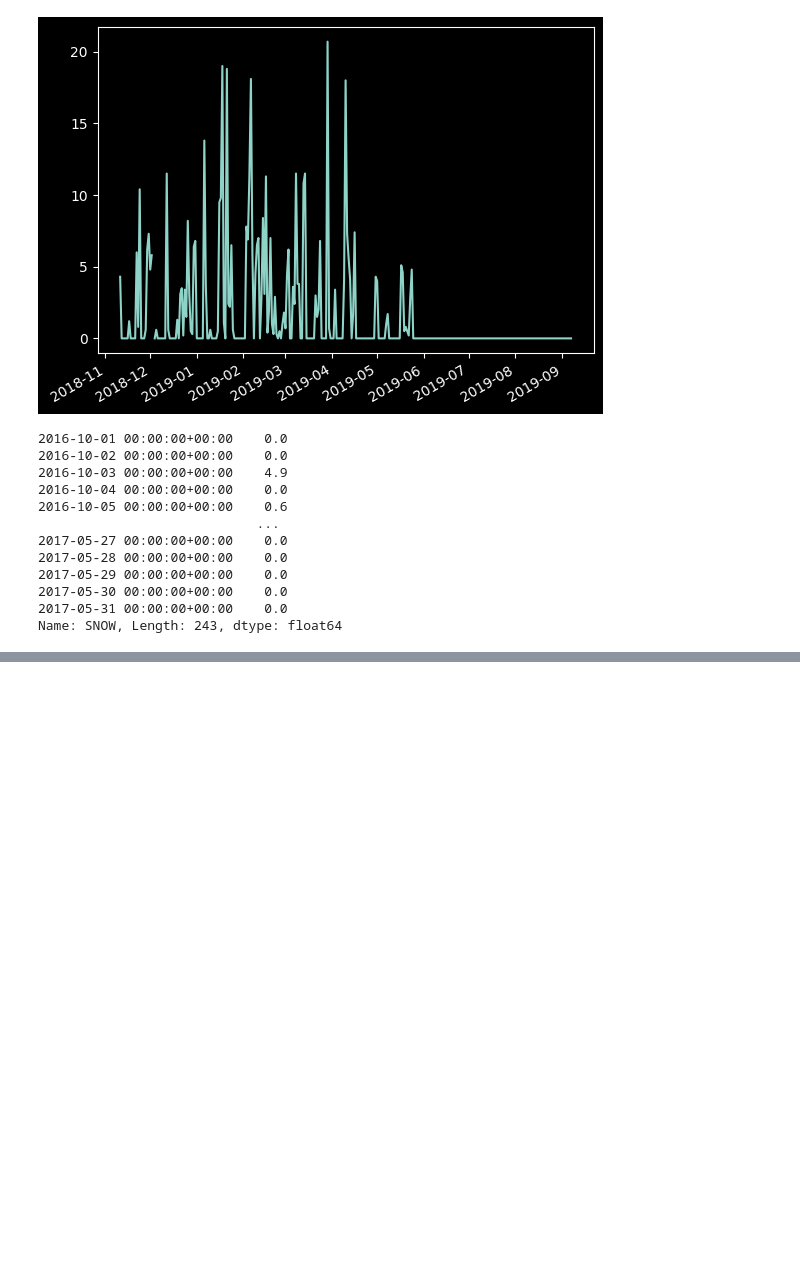
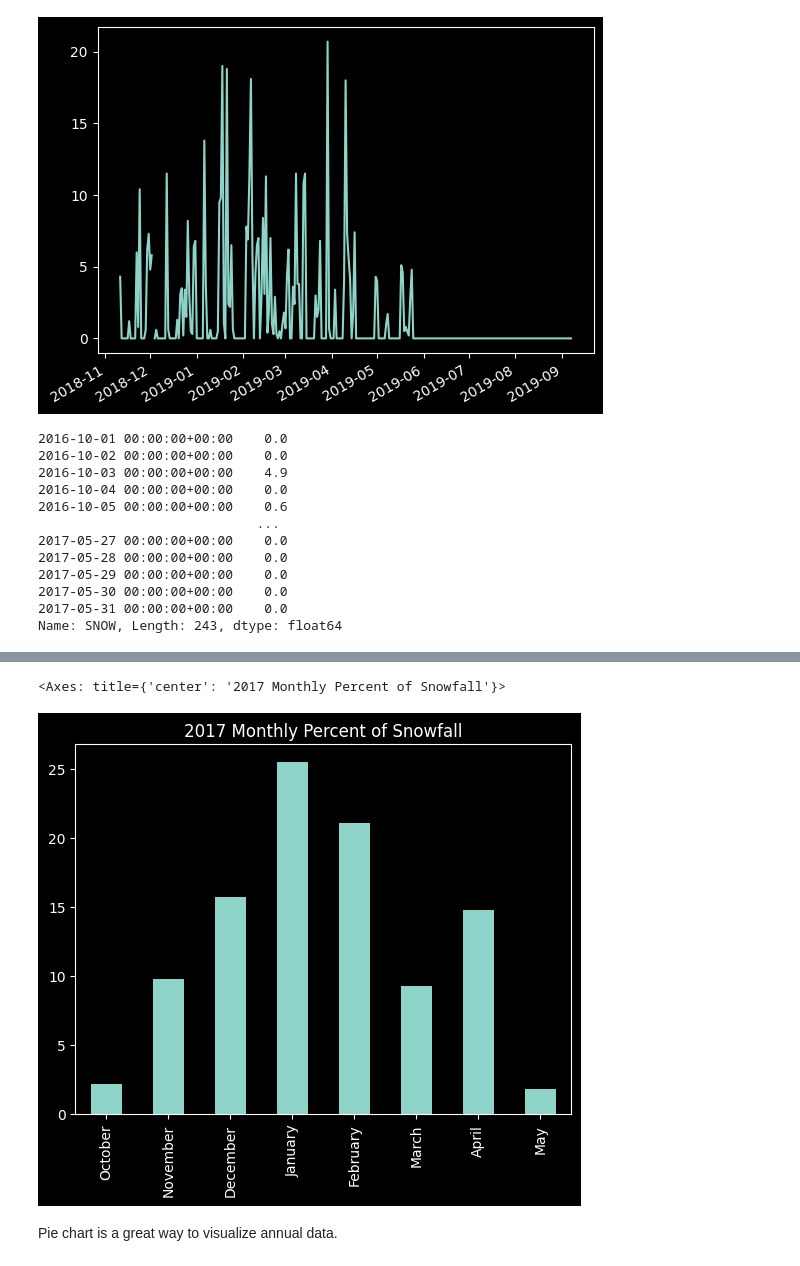
Before and after one commit to MathewLipman/Work-Samples, a Jupyter notebook: Effective_Pandas_3.ipynb, the cells around one changed output, grey strips where cells are left out. Drawn from its saved outputs; the diff is of its cells as text; code cells hidden in the pictures; blank space fills up the shorter version.

```diff
--- a/Effective_Pandas_3.ipynb
+++ b/Effective_Pandas_3.ipynb
@@ -1329,0 +1378,15 @@ Name: SNOW, Length: 243, dtype: float64
+# %%
+season2017 = (snow.loc['2016-10':'2017-05'])
+(season2017
+.resample('M')
+.sum()
+.div(season2017.sum())
+.mul(100)
+.rename(lambda idx: idx.month_name())
+.plot.bar(title='2017 Monthly Percent of Snowfall')
+)
+# %% [output]
+<Axes: title={'center': '2017 Monthly Percent of Snowfall'}>
+[figure, added]
+# %% [markdown]
+Pie chart is a great way to visualize annual data.
```
Also changed, not shown: parts of 26 cells of this notebook.
